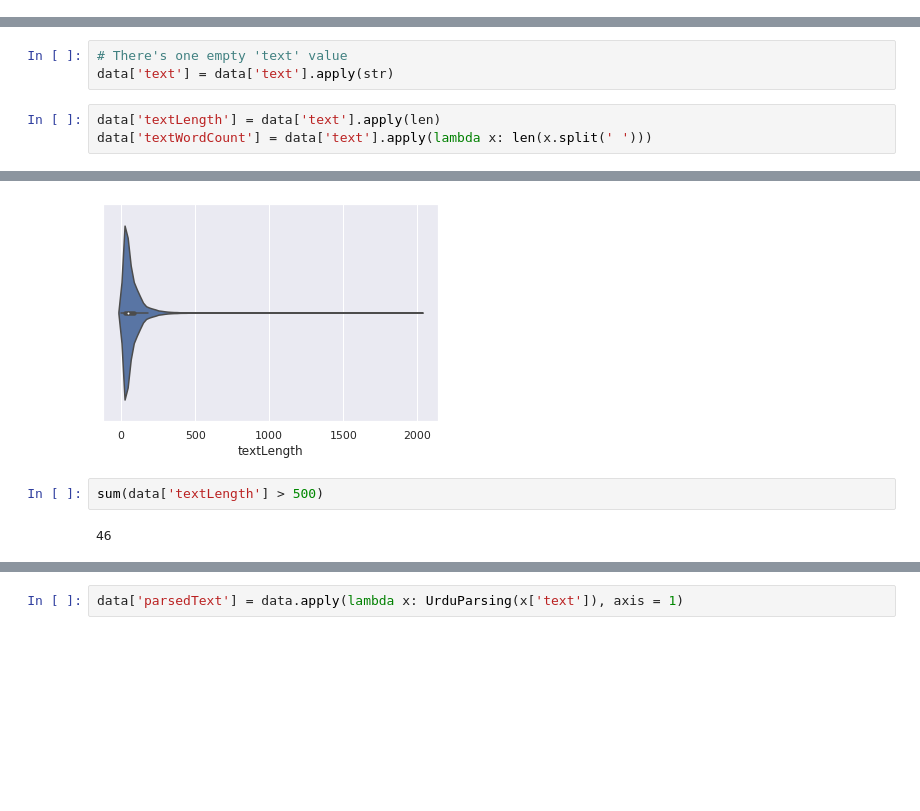
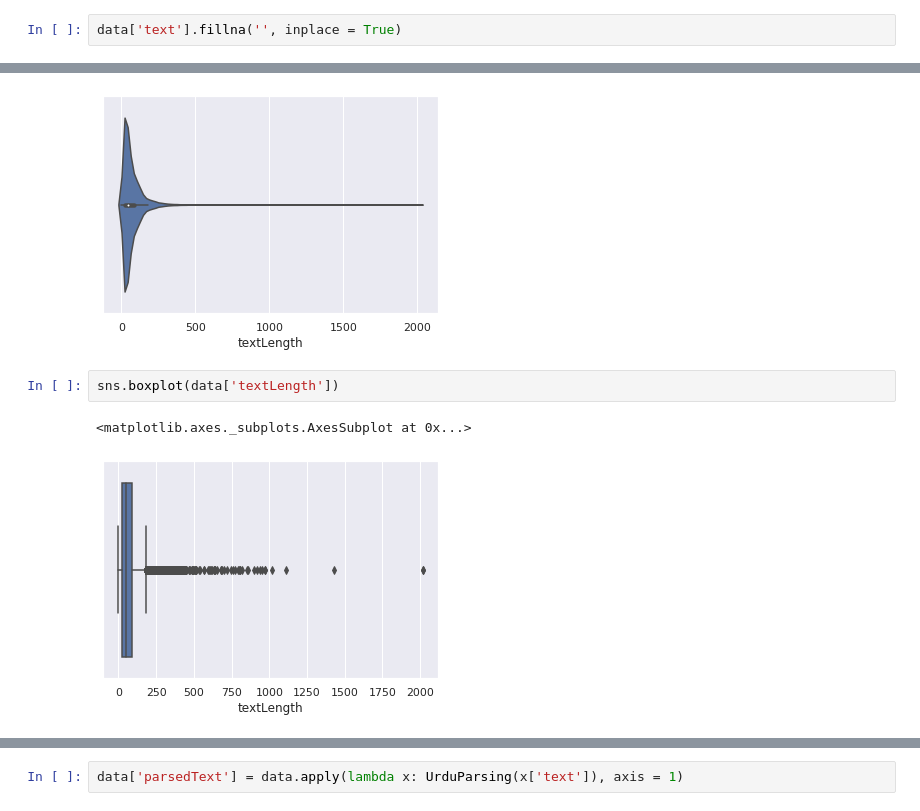
Before and after one commit to conorfrailey/MLpractice, a Jupyter notebook: Amazon Coding Challenge.ipynb, the cells around one changed output, grey strips where cells are left out. Saved outputs shown, nothing was run; the diff lists cells and outputs as text; blank space fills up the shorter version.

```diff
--- a/Amazon Coding Challenge.ipynb
+++ b/Amazon Coding Challenge.ipynb
@@ -60,3 +144,5 @@ data.describe()
+# %%
+data['text'].fillna('', inplace = True)
 # %%
 data['sentiment'].value_counts()
 # %% [output]
@@ -110,6 +198,0 @@ data.sample(60)
-# %%
-# There's one empty 'text' value
-data['text'] = data['text'].apply(str)
-# %%
-data['textLength'] = data['text'].apply(len)
-data['textWordCount'] = data['text'].apply(lambda x: len(x.split(' ')))
@@ -143,6 +204,7 @@ sns.violinplot(data['textLength'])
 <matplotlib.axes._subplots.AxesSubplot at 0x...>
 [figure]
 # %%
-sum(data['textLength'] > 500)
+sns.boxplot(data['textLength'])
 # %% [output]
-46
+<matplotlib.axes._subplots.AxesSubplot at 0x...>
+[figure, added]
```
Also changed, not shown: parts of 107 cells of this notebook, 2 other files.
